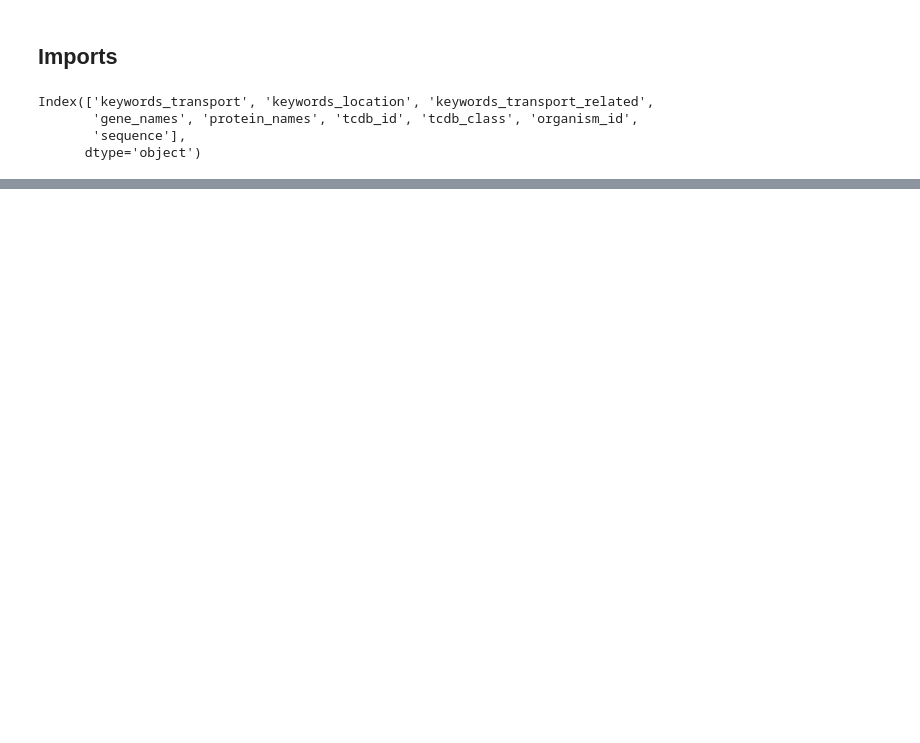
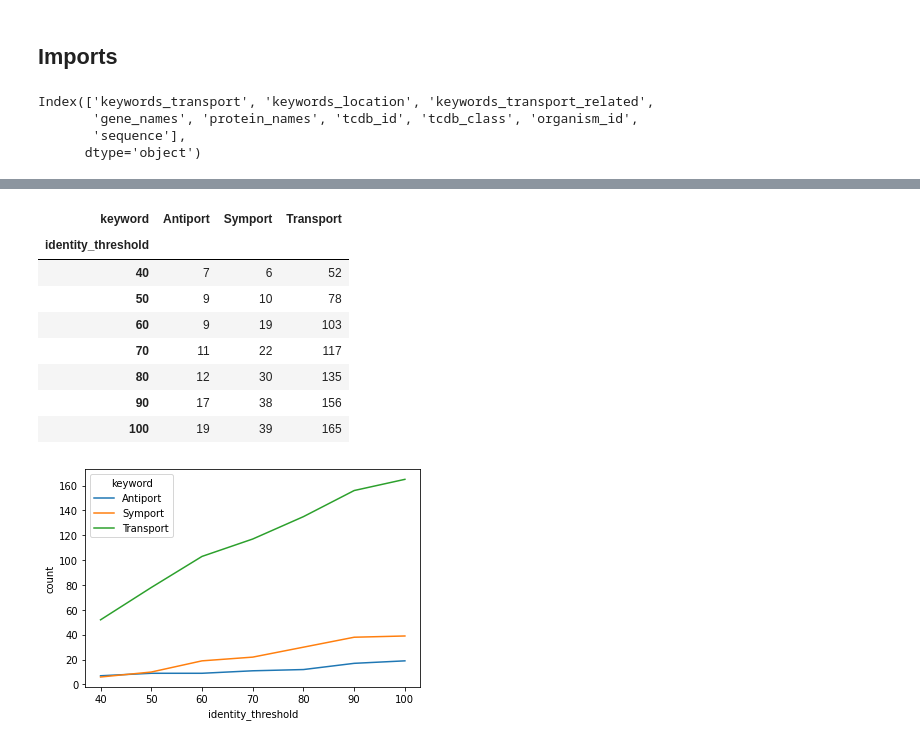
Before and after one commit to adenger/subpred3, a Jupyter notebook: notebooks/athaliana_03_clustering.ipynb, the cells around one changed output, grey strips where cells are left out. Cells and saved outputs as stored; diff of their text form; code cells hidden in the pictures; blank space fills up the shorter version.

```diff
--- a/notebooks/athaliana_03_clustering.ipynb
+++ b/notebooks/athaliana_03_clustering.ipynb
@@ -146,0 +108,19 @@ downsample_majority_class_plot(df_aac, labels, n_jobs=-1)
+# %%
+sns.lineplot(
+    data=df_stats_long[df_stats_long.kw_type == "keywords_transport_related"],
+    x="identity_threshold",
+    y="count",
+    hue="keyword",
+)
+pivot(df_stats_long, "keywords_transport_related")
+# %% [output]
+| keyword | Antiport | Symport | Transport |
+| identity_threshold |  |  |  |
+| 40 | 7 | 6 | 52 |
+| 50 | 9 | 10 | 78 |
+| 60 | 9 | 19 | 103 |
+| 70 | 11 | 22 | 117 |
+| 80 | 12 | 30 | 135 |
+| 90 | 17 | 38 | 156 |
+| 100 | 19 | 39 | 165 |
+[figure, added]
```
Also changed, not shown: parts of 36 cells of this notebook.
